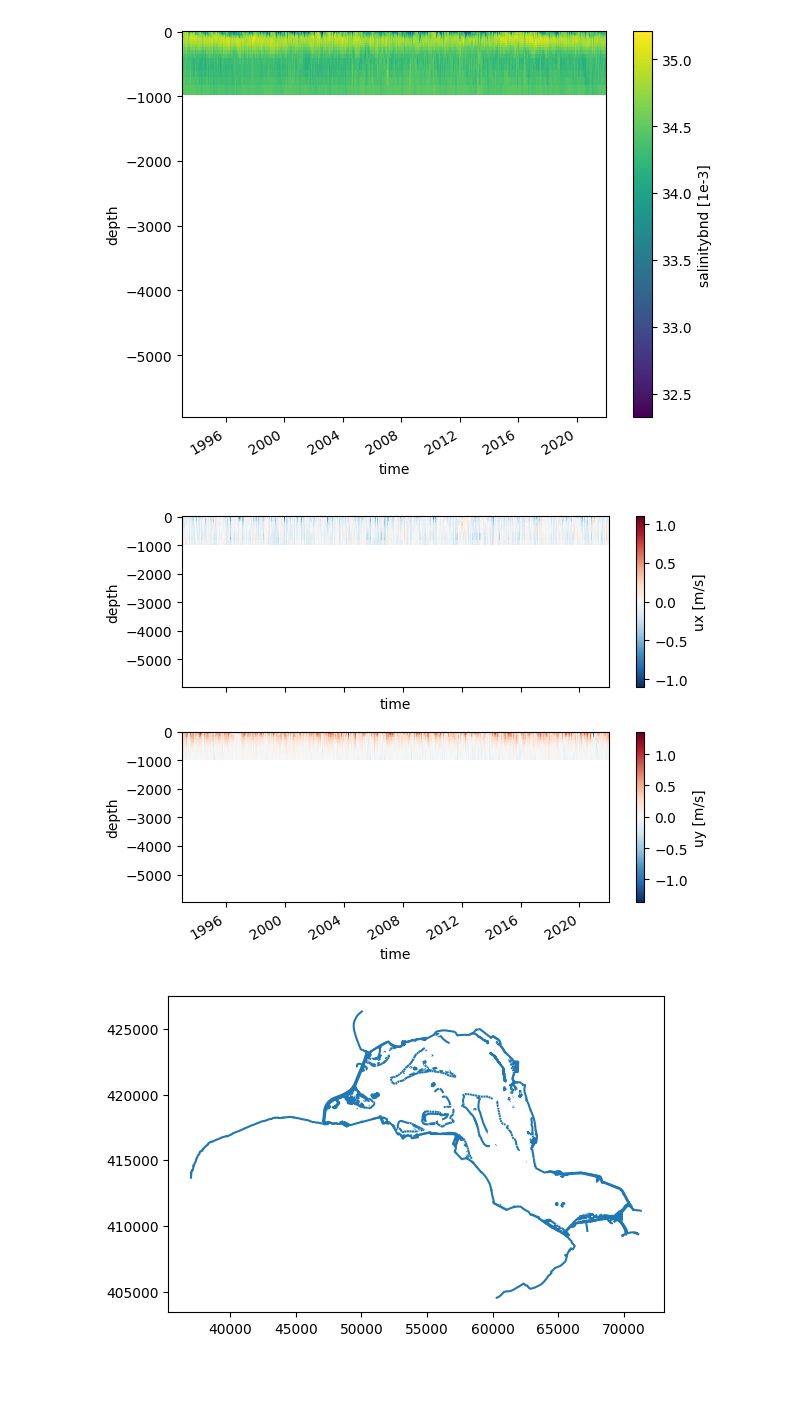
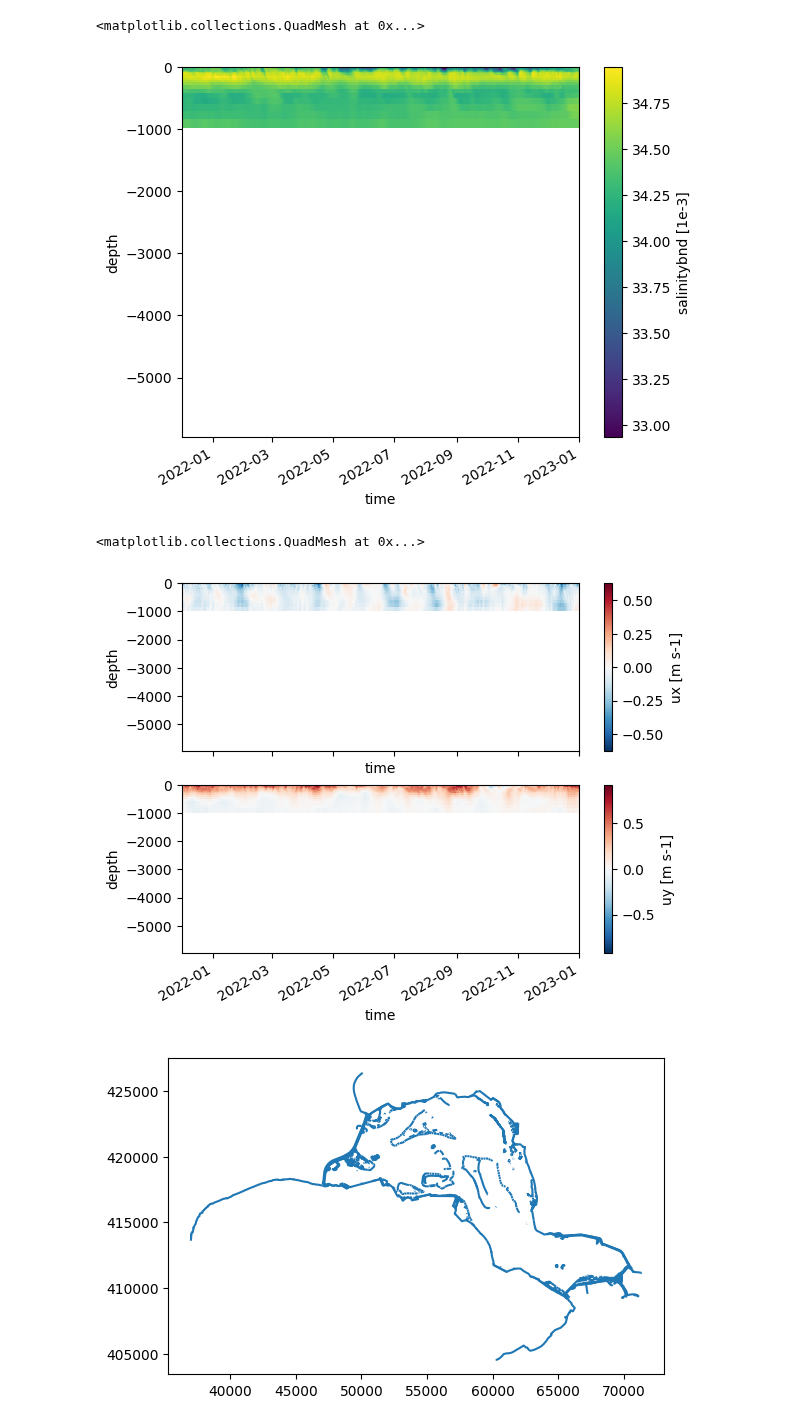
Before and after one commit to Deltares/dfm_tools, a Jupyter notebook: docs/notebooks/preprocessing_example_hydrolib.ipynb, the cells around one changed output. Saved outputs shown, nothing was run; the diff lists cells and outputs as text; code cells hidden in the pictures; blank space fills up the shorter version.

```diff
--- a/docs/notebooks/preprocessing_example_hydrolib.ipynb
+++ b/docs/notebooks/preprocessing_example_hydrolib.ipynb
@@ -24,25 +35,25 @@ fig.tight_layout()
 # %%
 #Load .bc-file using HydroLib object ForcingModel.
-file_bc = os.path.join(dir_testinput,r'hydrolib_bc\haixia\salinity_bc_South_v2_firstpoint.bc')
+file_bc = r'p:\11208154-002-haixia\02-hydrodynamics\02_Model_set_up\02_Make_forcing\CMEMS\bc_2022\South_v2\nonan\salinitybnd_bc_South_v2_CMEMS.bc'
 forcingmodel_object = hcdfm.ForcingModel(file_bc)
 
 fig, ax = plt.subplots()
 forcing_xr = dfmt.forcinglike_to_Dataset(forcingmodel_object.forcing[0], convertnan=True)
 forcing_xr['salinitybnd'].T.plot(ax=ax)
-fig.tight_layout()
 # %% [output]
+<matplotlib.collections.QuadMesh at 0x...>
-[figure, old version]
+[figure, new version]
 # %%
 #Load .bc-file using HydroLib object ForcingModel.
-file_bc = os.path.join(dir_testinput,r'hydrolib_bc\haixia\uxuy_bc_South_v2_firstpoint.bc')
+file_bc = r'p:\11208154-002-haixia\02-hydrodynamics\02_Model_set_up\02_Make_forcing\CMEMS\bc_2022\South_v2\nonan\uxuy_bc_South_v2_CMEMS.bc'
 forcingmodel_object = hcdfm.ForcingModel(file_bc)
 
 fig, (ax1,ax2) = plt.subplots(2,1,sharex=True,sharey=True)
 forcing_xr = dfmt.forcinglike_to_Dataset(forcingmodel_object.forcing[0], convertnan=True)
 forcing_xr['ux'].T.plot(ax=ax1)
 forcing_xr['uy'].T.plot(ax=ax2)
-fig.tight_layout()
 # %% [output]
+<matplotlib.collections.QuadMesh at 0x...>
-[figure, old version]
+[figure, new version]
 # %%
 #load pol/pli/ldb file WITH HYDROLIB-core
```
Also changed, not shown: parts of 6 cells of this notebook, 13 other files.
